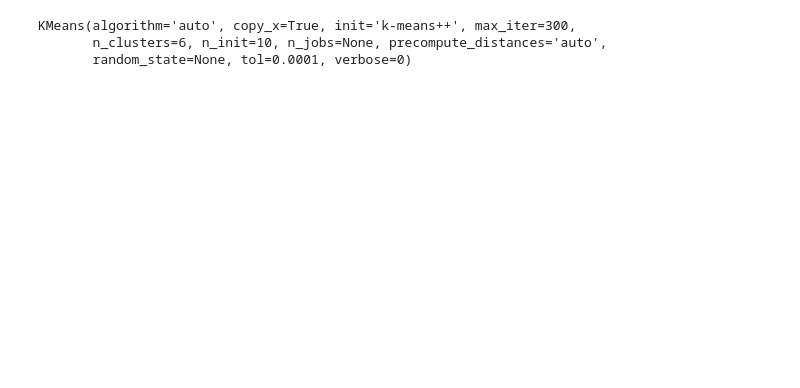
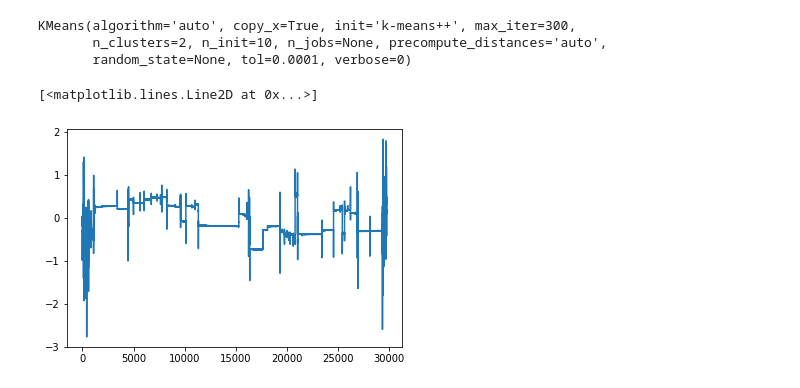
Before and after one commit to ericcanton/sleep_classifiers_accel_ML, a Jupyter notebook: unsupervised.ipynb, the cells around one changed output. Drawn from its saved outputs; the diff is of its cells as text; code cells hidden in the pictures; blank space fills up the shorter version.

```diff
--- a/unsupervised.ipynb
+++ b/unsupervised.ipynb
@@ -38,7 +29,7 @@ psg_accel.head()
 # %%
-psg_kmeans = KMeans(n_clusters=6) # n_clusters=6 based on Dr. Walch's paper.
-psg_kmeans.fit(psg_accel)
+psg_kmeans = KMeans(n_clusters=2) # n_clusters=6 based on Dr. Walch's paper.
+psg_kmeans.fit(accel)
 # %% [output]
 KMeans(algorithm='auto', copy_x=True, init='k-means++', max_iter=300,
-       n_clusters=6, n_init=10, n_jobs=None, precompute_distances='auto',
+       n_clusters=2, n_init=10, n_jobs=None, precompute_distances='auto',
        random_state=None, tol=0.0001, verbose=0)
@@ -49,2 +42,7 @@ colors = plt.cm.Spectral(np.linspace(0, 1, 6))
+# %%
+plt.plot(accel['x'])
+# %% [output]
+[<matplotlib.lines.Line2D at 0x...>]
+[figure, added]
 # %%
 # Uncomment for pop-out window that's interactive. The many data points is pretty punishing to 3d render on my computers, but maybe your GPU is better...
```
Also changed, not shown: parts of 8 cells of this notebook.
